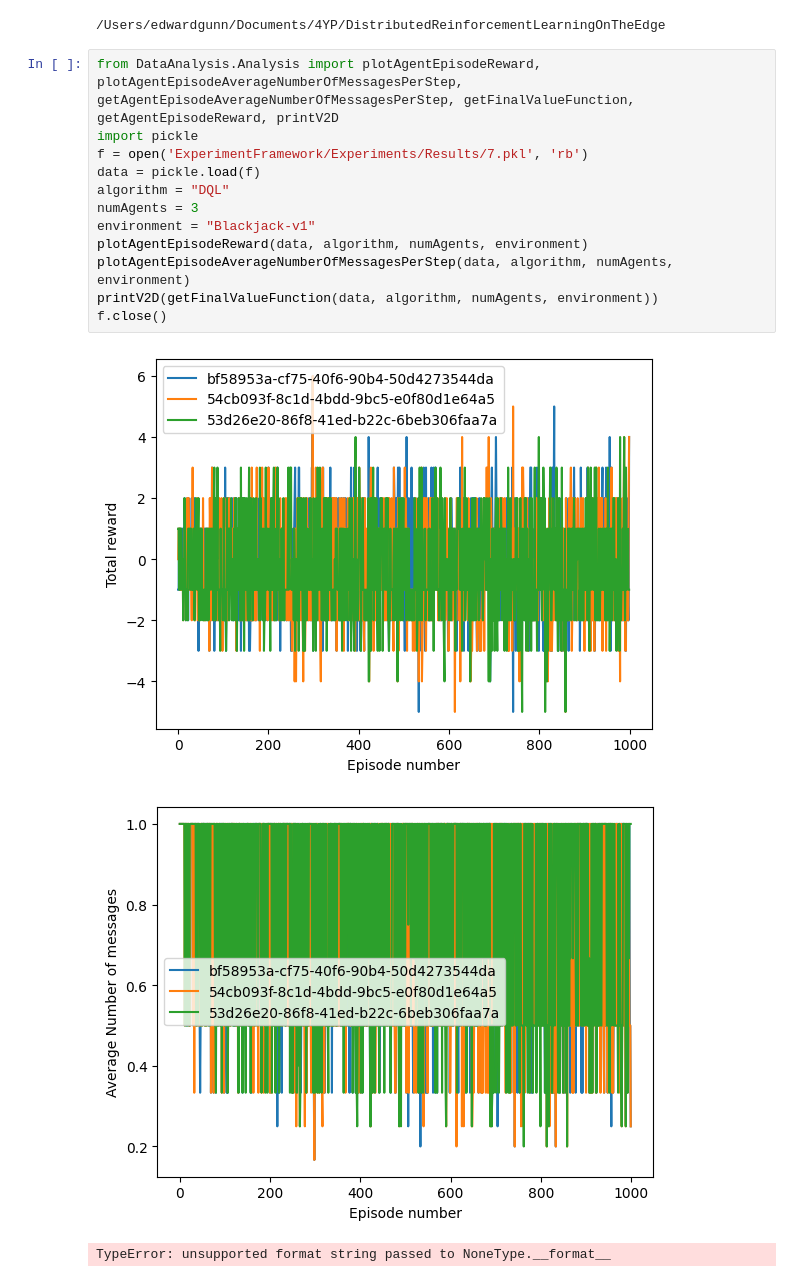
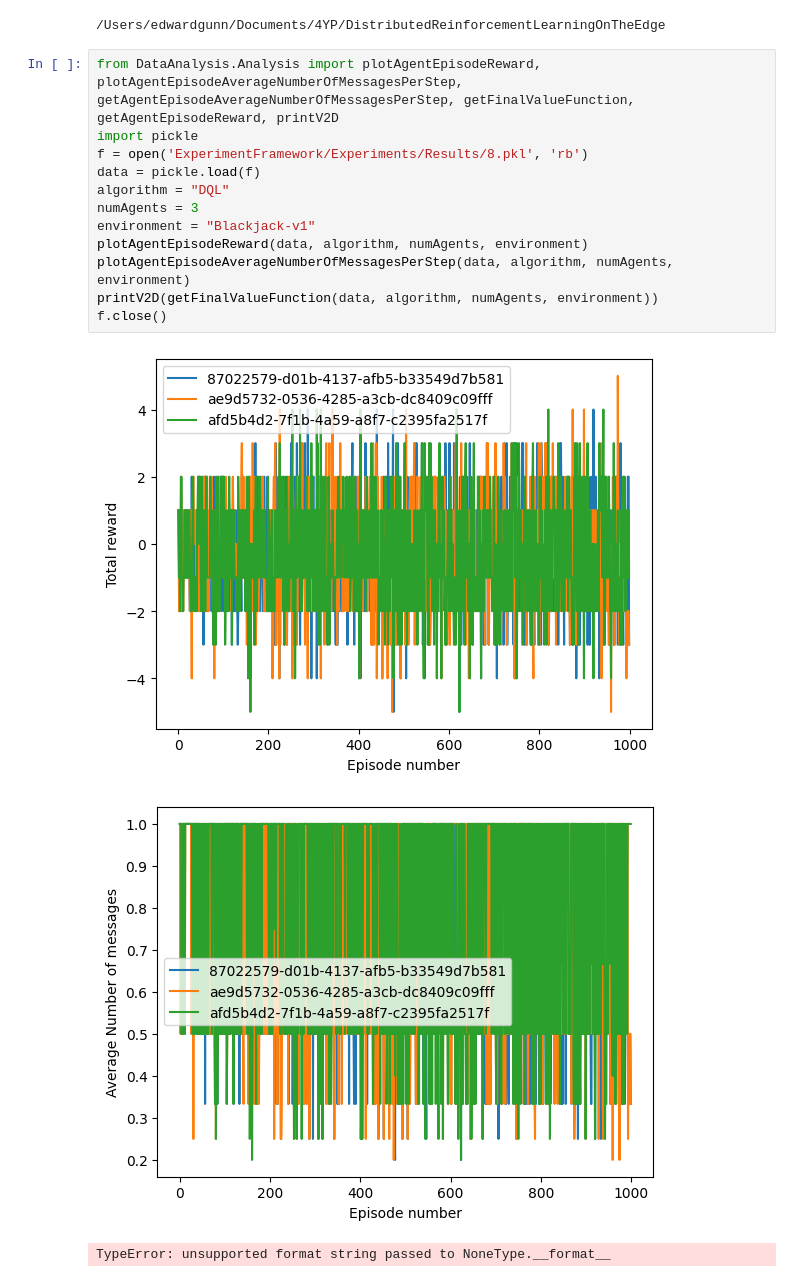
Before and after one commit to edsgunn/DistributedReinforcementLearningOnTheEdge, a Jupyter notebook: DataAnalysis/dataReport.ipynb, the cells around one changed output. Drawn from its saved outputs; the diff is of its cells as text.

```diff
--- a/DataAnalysis/dataReport.ipynb
+++ b/DataAnalysis/dataReport.ipynb
@@ -5,18 +5,18 @@
 # %%
 from DataAnalysis.Analysis import plotAgentEpisodeReward, plotAgentEpisodeAverageNumberOfMessagesPerStep, getAgentEpisodeAverageNumberOfMessagesPerStep, getFinalValueFunction, getAgentEpisodeReward, printV2D
 import pickle
-f = open('ExperimentFramework/Experiments/Results/7.pkl', 'rb')
+f = open('ExperimentFramework/Experiments/Results/8.pkl', 'rb')
 data = pickle.load(f)
 algorithm = "DQL"
 numAgents = 3
 environment = "Blackjack-v1"
 plotAgentEpisodeReward(data, algorithm, numAgents, environment)
 plotAgentEpisodeAverageNumberOfMessagesPerStep(data, algorithm, numAgents, environment)
 printV2D(getFinalValueFunction(data, algorithm, numAgents, environment))
 f.close()
 # %% [output]
-[figure, old version]
+[figure, new version]
-[figure, old version]
+[figure, new version]
 TypeError: unsupported format string passed to NoneType.__format__
 # %%
 from DataAnalysis.Analysis import create_grids, create_plots
```
Also changed, not shown: parts of 1 cell of this notebook, 7 other files.
